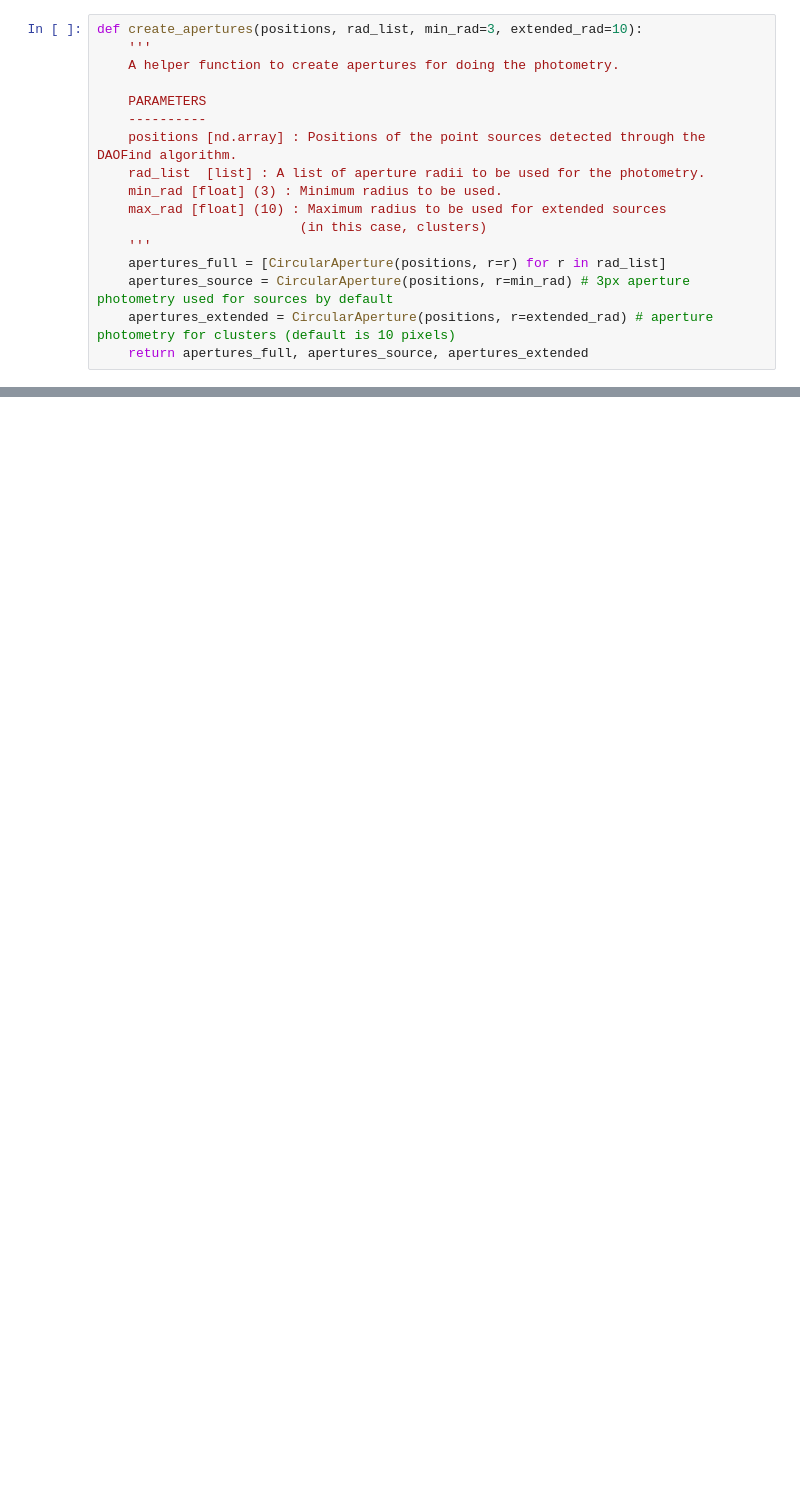
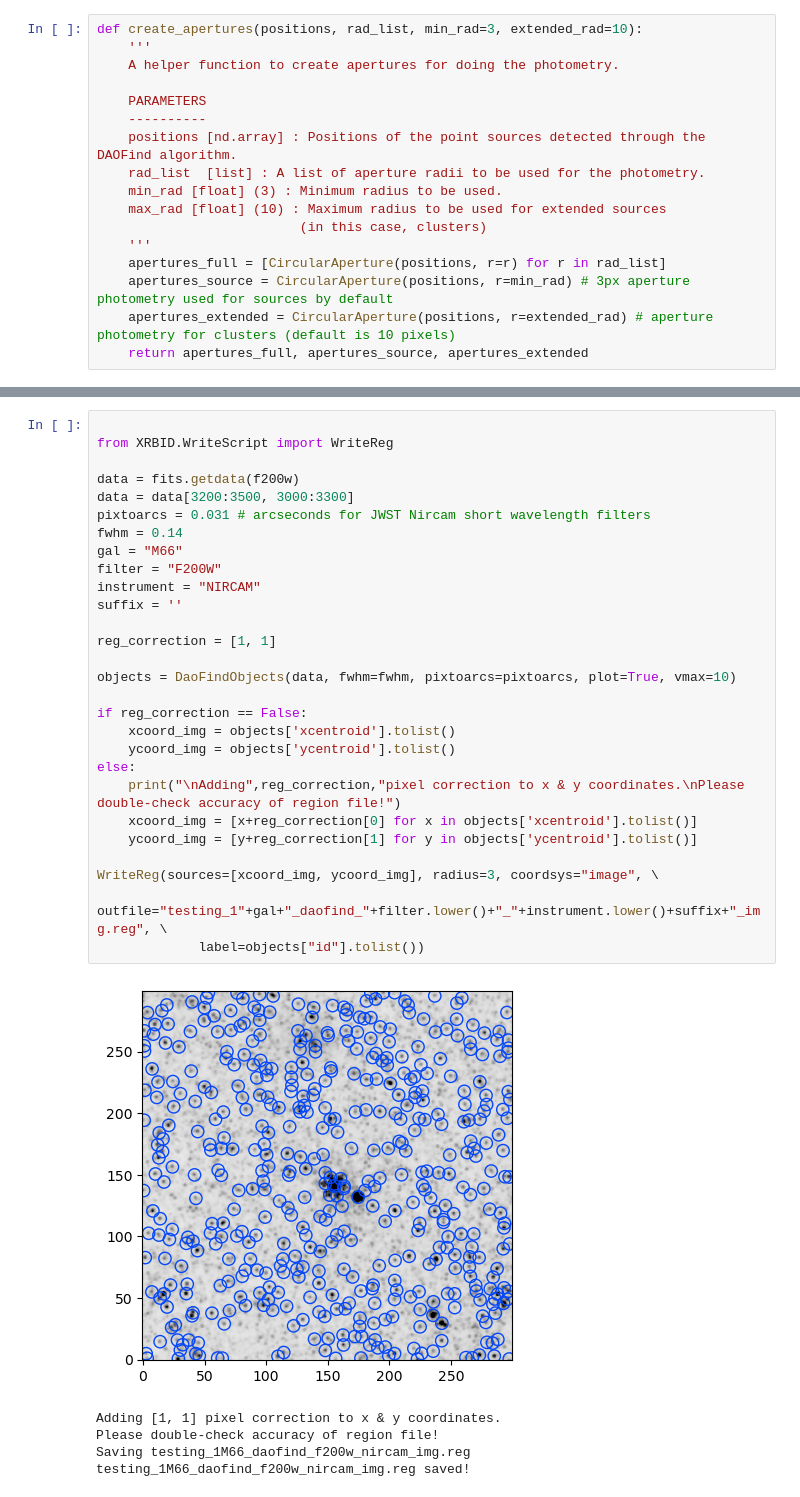
Before and after one commit to devkhullar/querx, a Jupyter notebook: test.ipynb, the cells around one changed output, grey strips where cells are left out. Saved outputs shown, nothing was run; the diff lists cells and outputs as text; blank space fills up the shorter version.

```diff
--- a/test.ipynb
+++ b/test.ipynb
@@ -245,0 +240,34 @@ Keep? (yes/[n]o/quit) y
+# %%
+
+from XRBID.WriteScript import WriteReg
+
+data = fits.getdata(f200w)
+data = data[3200:3500, 3000:3300]
+pixtoarcs = 0.031 # arcseconds for JWST Nircam short wavelength filters
+fwhm = 0.14
+gal = "M66"
+filter = "F200W"
+instrument = "NIRCAM"
+suffix = ''
+
+reg_correction = [1, 1]
+
+objects = DaoFindObjects(data, fwhm=fwhm, pixtoarcs=pixtoarcs, plot=True, vmax=10)
+
+if reg_correction == False:
+    xcoord_img = objects['xcentroid'].tolist()
+    ycoord_img = objects['ycentroid'].tolist()
+else:
+    print("\nAdding",reg_correction,"pixel correction to x & y coordinates.\nPlease double-check accuracy of region file!")
+    xcoord_img = [x+reg_correction[0] for x in objects['xcentroid'].tolist()]
+    ycoord_img = [y+reg_correction[1] for y in objects['ycentroid'].tolist()]
+
+WriteReg(sources=[xcoord_img, ycoord_img], radius=3, coordsys="image", \
+    	     outfile="testing_1"+gal+"_daofind_"+filter.lower()+"_"+instrument.lower()+suffix+"_img.reg", \
+    	     label=objects["id"].tolist())
+# %% [output]
+[figure, added]
+Adding [1, 1] pixel correction to x & y coordinates.
+Please double-check accuracy of region file!
+Saving testing_1M66_daofind_f200w_nircam_img.reg
+testing_1M66_daofind_f200w_nircam_img.reg saved!
```
Also changed, not shown: parts of 21 cells of this notebook.
